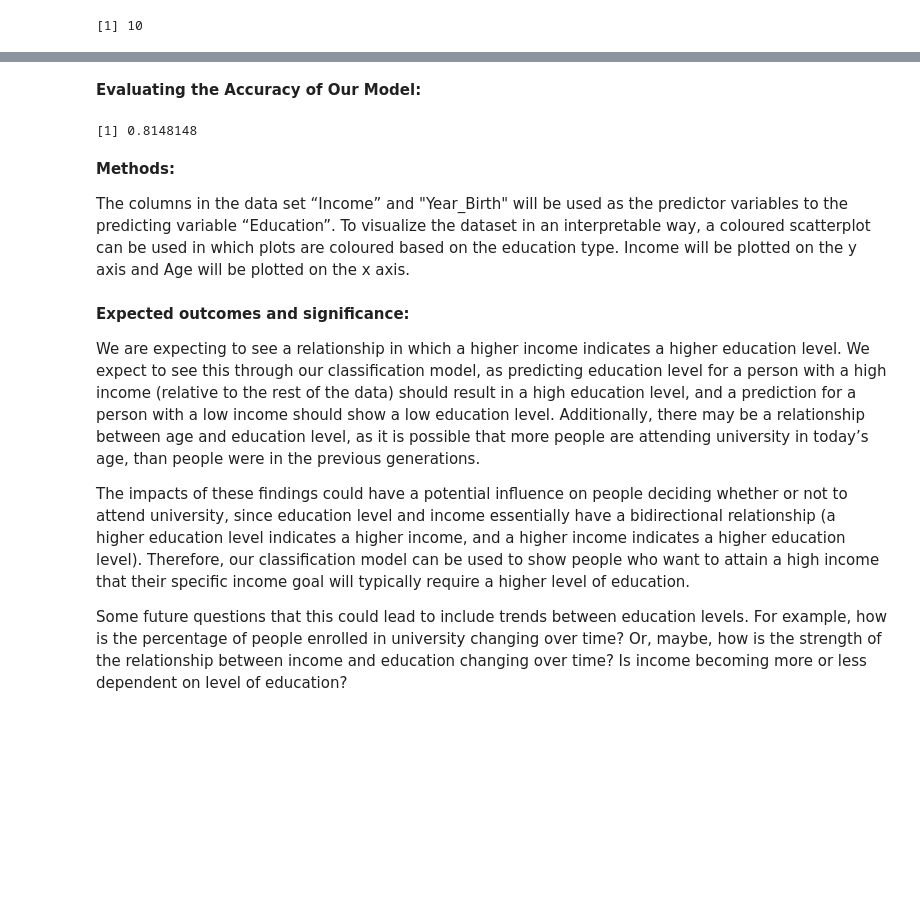
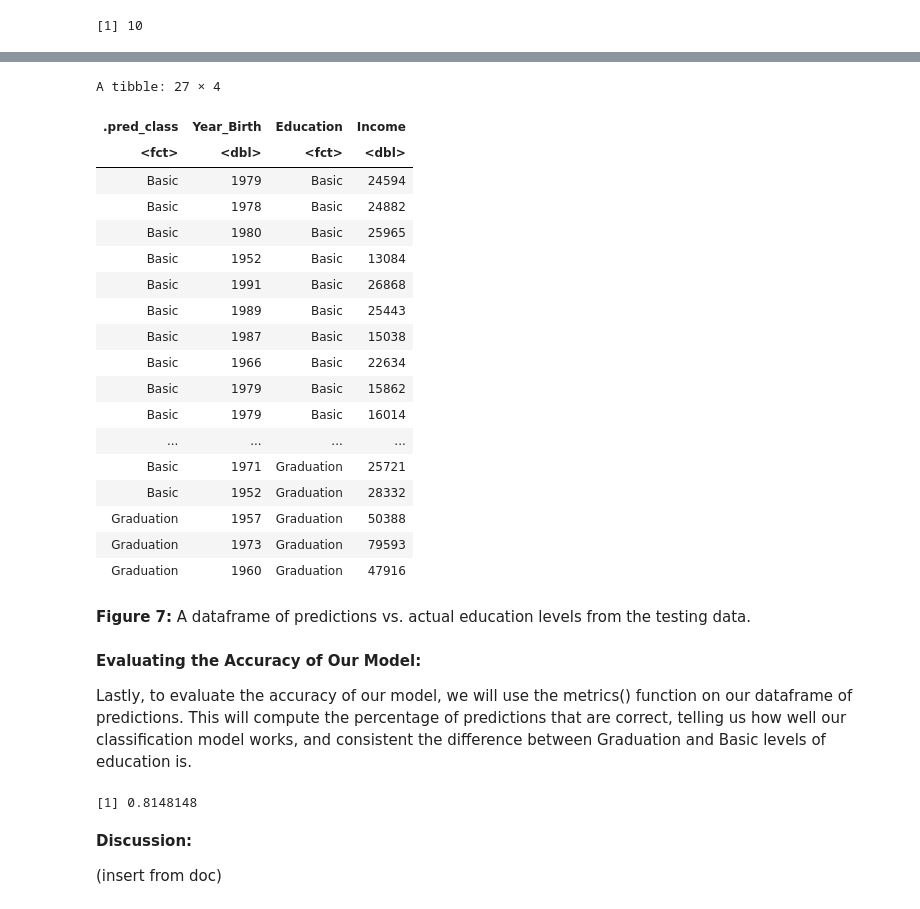
Before and after one commit to jansm04/toy_ds_project, a Jupyter notebook: MarketingCampaign.ipynb, the cells around one changed output, grey strips where cells are left out. Saved outputs shown, nothing was run; the diff lists cells and outputs as text; code cells hidden in the pictures; blank space fills up the shorter version.

```diff
--- a/MarketingCampaign.ipynb
+++ b/MarketingCampaign.ipynb
@@ -219,3 +274,32 @@ marketing_fit <- workflow() |>
+# %%
+# get predictions on test data
+predictions <- predict(marketing_fit, marketing_data_test) |>
+  bind_cols(marketing_data_test)
+predictions
+# %% [output]
+A tibble: 27 × 4
+| .pred_class | Year_Birth | Education | Income |
+| <fct> | <dbl> | <fct> | <dbl> |
+| Basic | 1979 | Basic | 24594 |
+| Basic | 1978 | Basic | 24882 |
+| Basic | 1980 | Basic | 25965 |
+| Basic | 1952 | Basic | 13084 |
+| Basic | 1991 | Basic | 26868 |
+| Basic | 1989 | Basic | 25443 |
+| Basic | 1987 | Basic | 15038 |
+| Basic | 1966 | Basic | 22634 |
+| Basic | 1979 | Basic | 15862 |
+| Basic | 1979 | Basic | 16014 |
+| ... | ... | ... | ... |
+| Basic | 1971 | Graduation | 25721 |
+| Basic | 1952 | Graduation | 28332 |
+| Graduation | 1957 | Graduation | 50388 |
+| Graduation | 1973 | Graduation | 79593 |
+| Graduation | 1960 | Graduation | 47916 |
+# %% [markdown]
+**Figure 7:** A dataframe of predictions vs. actual education levels from the testing data.
 # %% [markdown]
 **Evaluating the Accuracy of Our Model:**
+
+Lastly, to evaluate the accuracy of our model, we will use the metrics() function on our dataframe of predictions. This will compute the percentage of predictions that are correct, telling us how well our classification model works, and consistent the difference between Graduation and Basic levels of education is.
 # %%
@@ -231,15 +311,7 @@ accuracy <- predictions |>
 accuracy
 # %% [output]
 [1] 0.8148148
-# %% [markdown]
-**Methods:**
-
-The columns in the data set “Income” and "Year_Birth" will be used as the predictor variables to the predicting variable  “Education”.  To visualize the dataset in an interpretable way, a coloured scatterplot can be used in which plots are coloured based on the education type. Income will be plotted on the y axis and Age will be plotted on the x axis.
 # %% [markdown]
-**Expected outcomes and significance:**
+**Discussion:**
 
-We are expecting to see a relationship in which a higher income indicates a higher education level. We expect to see this through our classification model, as predicting education level for a person with a high income (relative to the rest of the data) should result in a high education level, and a prediction for a person with a low income should show a low education level. Additionally, there may be a relationship between age and education level, as it is possible that more people are attending university in today’s age, than people were in the previous generations.
-
-The impacts of these findings could have a potential influence on people deciding whether or not to attend university, since education level and income essentially have a bidirectional relationship (a higher education level indicates a higher income, and a higher income indicates a higher education level). Therefore, our classification model can be used to show people who want to attain a high income that their specific income goal will typically require a higher level of education.
-
-Some future questions that this could lead to include trends between education levels. For example, how is the percentage of people enrolled in university changing over time? Or, maybe, how is the strength of the relationship between income and education changing over time? Is income becoming more or less dependent on level of education?
+(insert from doc)
```
Also changed, not shown: parts of 21 cells of this notebook.
